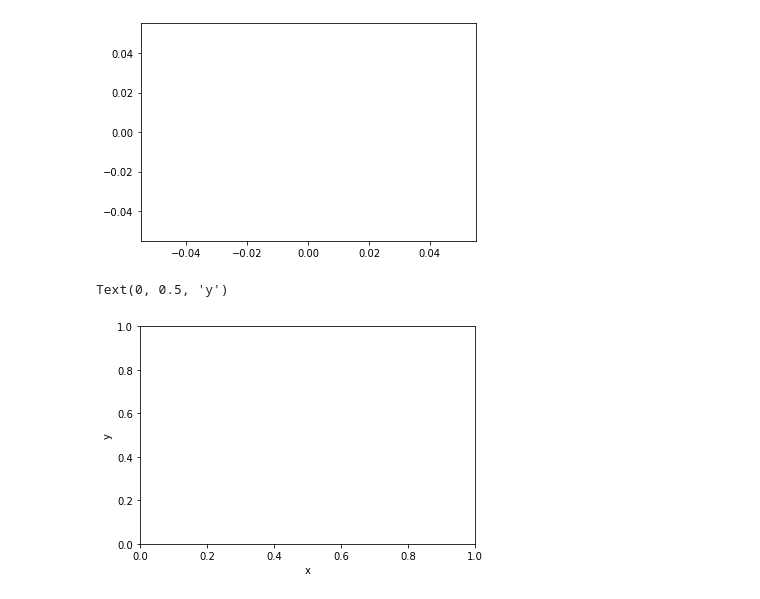
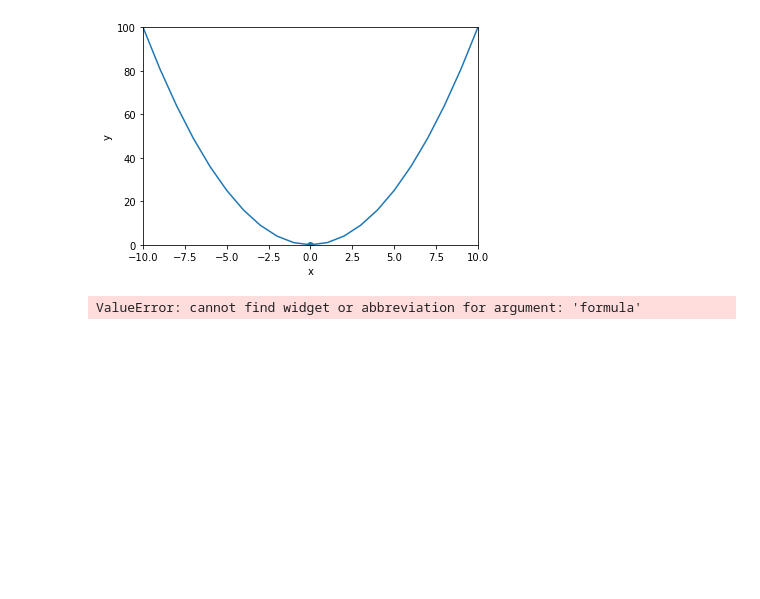
Before and after one commit to jasperswallen/Eulers-3BP, a Jupyter notebook: main.ipynb, the cells around one changed output. Saved outputs shown, nothing was run; the diff lists cells and outputs as text; code cells hidden in the pictures; blank space fills up the shorter version.

Commit message:
graph line

```diff
--- a/main.ipynb
+++ b/main.ipynb
@@ -1,14 +1,26 @@
-# %%
-import matplotlib.pyplot as plt
-import numpy
-
-plt.plot()
-plt.show()
-plt.xlabel("x")
-plt.ylabel("y")
-plt.xlim(10)
-plt.ylim(100)
-# %% [output]
-[figure, removed]
-Text(0, 0.5, 'y')
-[figure, removed]
+# %%
+import matplotlib.pyplot as plt
+import numpy as np
+from ipywidgets import widgets
+from IPython.display import display
+
+def graph(formula, x_range, y_low, y_high):
+    x = np.array(x_range)
+    y = eval(formula)
+    plt.xlabel("x")
+    plt.ylabel("y")
+    plt.xlim(-10,10)
+    plt.ylim(y_low,y_high)
+    plt.plot(x,y)
+    plt.scatter(0,0)
+    plt.show()
+
+def callGraph(factor):
+    graph(f'{factor}*x', range(-10,11), -20, 20)
+
+graph('x**2', range(-10,11), 0, 100)
+
+widgets.interact(callGraph, factor=(0,10,0.1))
+# %% [output]
+[figure, added]
+ValueError: cannot find widget or abbreviation for argument: 'formula'
```
